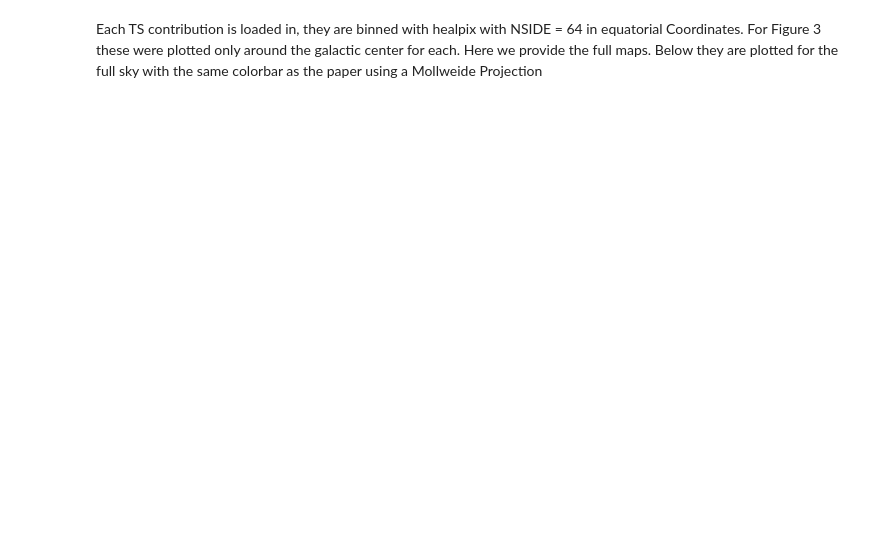
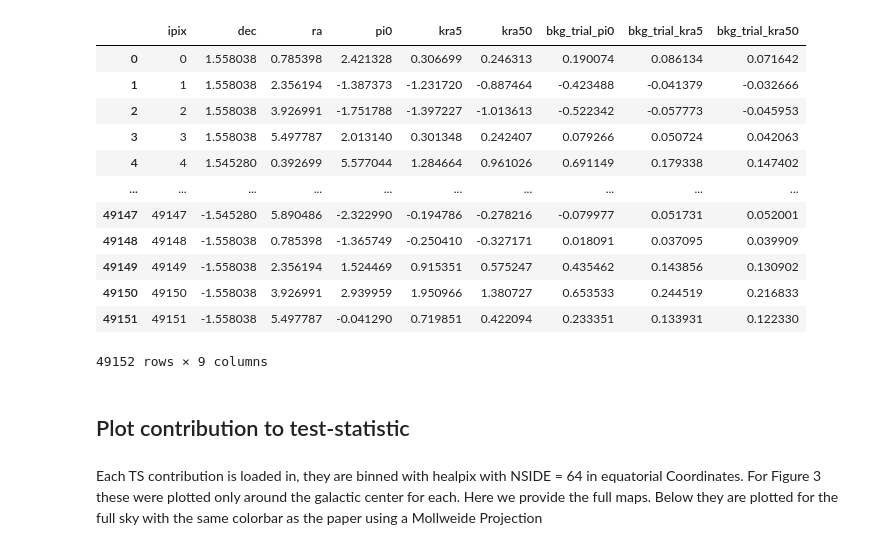
Before and after one commit to ssclafani949/DNNCascade, a Jupyter notebook: notebooks/Public_Release/Fig3/Fig3.ipynb, the cells around one changed output. Saved outputs shown, nothing was run; the diff lists cells and outputs as text; code cells hidden in the pictures; blank space fills up the shorter version.

```diff
--- a/notebooks/Public_Release/Fig3/Fig3.ipynb
+++ b/notebooks/Public_Release/Fig3/Fig3.ipynb
@@ -10,3 +11,22 @@ pi0_contribution = np.genfromtxt('contibution_map_pi0.csv')
+# %%
+df_contribution = pd.read_csv('contribution_map.csv')
+df_contribution
+# %% [output]
+|  | ipix | dec | ra | pi0 | kra5 | kra50 | bkg_trial_pi0 | bkg_trial_kra5 | bkg_trial_kra50 |
+| 0 | 0 | 1.558038 | 0.785398 | 2.421328 | 0.306699 | 0.246313 | 0.190074 | 0.086134 | 0.071642 |
+| 1 | 1 | 1.558038 | 2.356194 | -1.387373 | -1.231720 | -0.887464 | -0.423488 | -0.041379 | -0.032666 |
+| 2 | 2 | 1.558038 | 3.926991 | -1.751788 | -1.397227 | -1.013613 | -0.522342 | -0.057773 | -0.045953 |
+| 3 | 3 | 1.558038 | 5.497787 | 2.013140 | 0.301348 | 0.242407 | 0.079266 | 0.050724 | 0.042063 |
+| 4 | 4 | 1.545280 | 0.392699 | 5.577044 | 1.284664 | 0.961026 | 0.691149 | 0.179338 | 0.147402 |
+| ... | ... | ... | ... | ... | ... | ... | ... | ... | ... |
+| 49147 | 49147 | -1.545280 | 5.890486 | -2.322990 | -0.194786 | -0.278216 | -0.079977 | 0.051731 | 0.052001 |
+| 49148 | 49148 | -1.558038 | 0.785398 | -1.365749 | -0.250410 | -0.327171 | 0.018091 | 0.037095 | 0.039909 |
+| 49149 | 49149 | -1.558038 | 2.356194 | 1.524469 | 0.915351 | 0.575247 | 0.435462 | 0.143856 | 0.130902 |
+| 49150 | 49150 | -1.558038 | 3.926991 | 2.939959 | 1.950966 | 1.380727 | 0.653533 | 0.244519 | 0.216833 |
+| 49151 | 49151 | -1.558038 | 5.497787 | -0.041290 | 0.719851 | 0.422094 | 0.233351 | 0.133931 | 0.122330 |
+49152 rows × 9 columns
+# %% [markdown]
+## Plot contribution to test-statistic
 # %% [markdown]
 Each TS contribution is loaded in, they are binned with healpix with NSIDE = 64 in equatorial Coordinates.
 For Figure 3 these were plotted only around the galactic center for each.  Here we provide the full maps.
```
Also changed, not shown: parts of 4 cells of this notebook, 9 other files.
